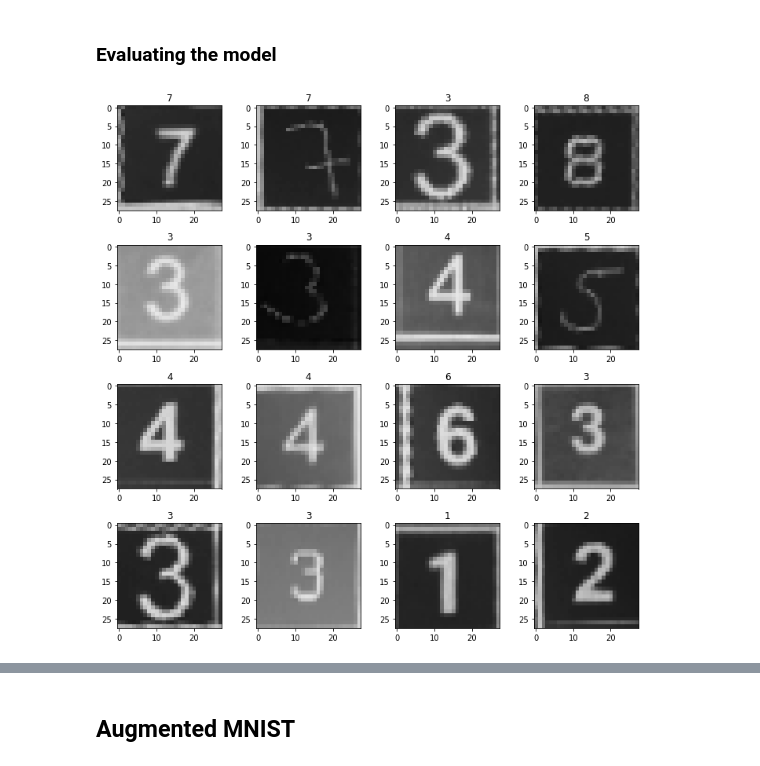
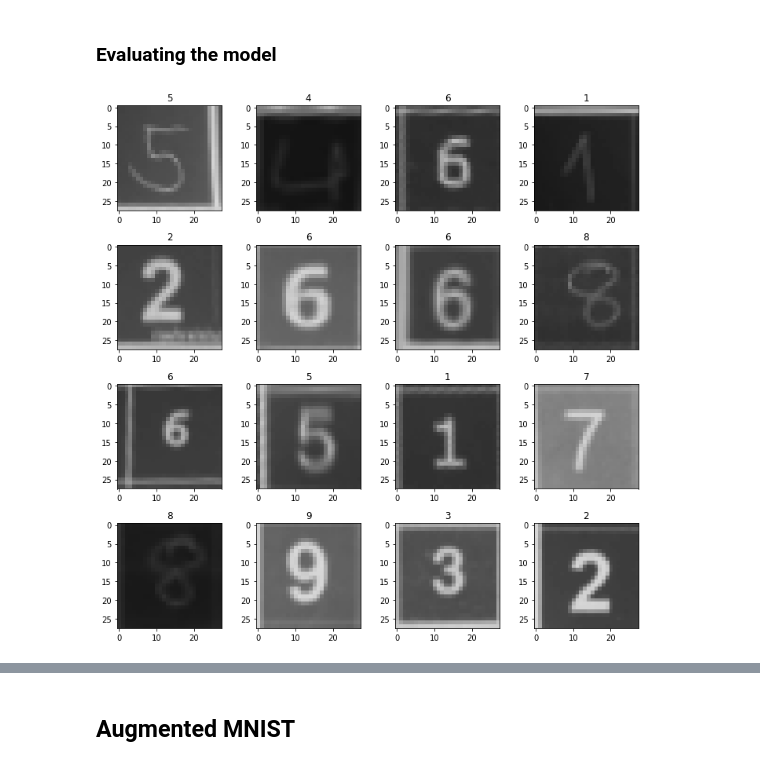
Before and after one commit to uol-mediaprocessing-201920/group-projects-sudoku-solver, a Jupyter notebook: main_recognition.ipynb, the cells around one changed output, grey strips where cells are left out. Drawn from its saved outputs; the diff is of its cells as text; code cells hidden in the pictures.

```diff
--- a/main_recognition.ipynb
+++ b/main_recognition.ipynb
@@ -48,5 +71,5 @@ from sklearn.preprocessing import minmax_scale
 # %%
 !cp "./drive/My Drive/sudoku_extraction_output.bz2" "./sudoku_extraction_output.bz2"
-images = pd.read_pickle("./sudoku_extraction_output.bz2")
-images
+extraction_output = pd.read_pickle("./sudoku_extraction_output.bz2")
+extraction_output
 # %% [output]
@@ -65,0 +90,5 @@ images
+# %%
+dataset = extraction_output.copy()
+dataset["input_digit"] = [acquisition_output.loc[filename]["input_digits"][row][col] for filename, row, col in extraction_output.index]
+dataset["training"] = [acquisition_output.loc[filename]["training"] for filename, _, _ in extraction_output.index]
+dataset
@@ -71,0 +114,3 @@ train, test = train_test_split(images, test_size=0.25)
+# %%
+train = dataset[dataset["training"] == True]
+print("Training dataset contains %d samples!" % len(train))
@@ -87,0 +140,3 @@ train
+# %%
+test = dataset[dataset["training"] == False]
+print("Testing dataset contains %d samples!" % len(test))
@@ -259,28 +317,26 @@ Visualizing layer #9 (conv2d_4)
 # %% [markdown]
 ### Evaluating the model
 # %%
-import cv2 as cv
-
 def nn_mnist_preprocess(cell):
   # convert to grayscale
   cell = cv.cvtColor(cell, cv.COLOR_RGB2GRAY)
   # invert:
   cell = 255 - cell
   # resize:
   cell = cv.resize(cell, (28, 28), cv.INTER_AREA)
   # normalize:
   cell = cell.astype("float32") / 255.0
   # expand dims:
   cell = np.expand_dims(cell, axis=2)
   return cell
 
-plainmnist_X_train = np.array([nn_mnist_preprocess(x) for x in train["image"][train["digit"] != 0]])
-plainmnist_X_test = np.array([nn_mnist_preprocess(x) for x in test["image"][test["digit"] != 0]])
-plainmnist_Y_train = train["digit"][train["digit"] != 0].values
-plainmnist_Y_test = test["digit"][test["digit"] != 0].values
+plainmnist_X_train = np.array([nn_mnist_preprocess(x) for x in train["cell_image"][train["input_digit"] != 0]])
+plainmnist_X_test = np.array([nn_mnist_preprocess(x) for x in test["cell_image"][test["input_digit"] != 0]])
+plainmnist_Y_train = train["input_digit"][train["input_digit"] != 0].values
+plainmnist_Y_test = test["input_digit"][test["input_digit"] != 0].values
 show_images(plainmnist_X_train, plainmnist_Y_train, cmap="gray", scaling=(2.5, 2.5), n_samples=16)
 # %% [output]
-[figure, old version]
+[figure, new version]
 # %%
 plainmnist_model.evaluate(plainmnist_X_test, plainmnist_Y_test)
 # %% [output]
```
Also changed, not shown: parts of 40 cells of this notebook.
